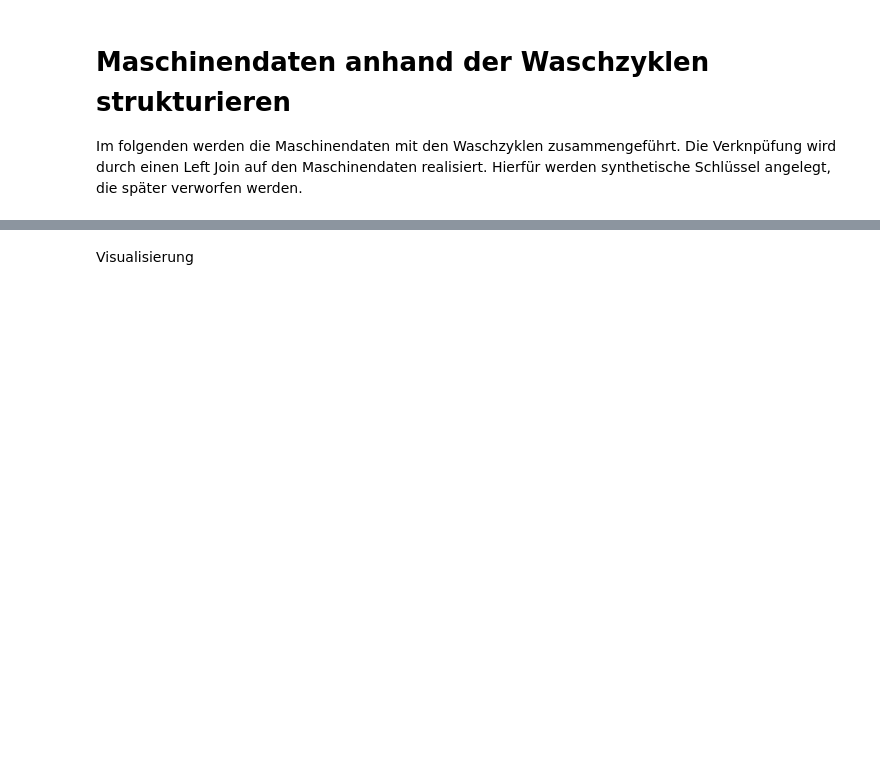
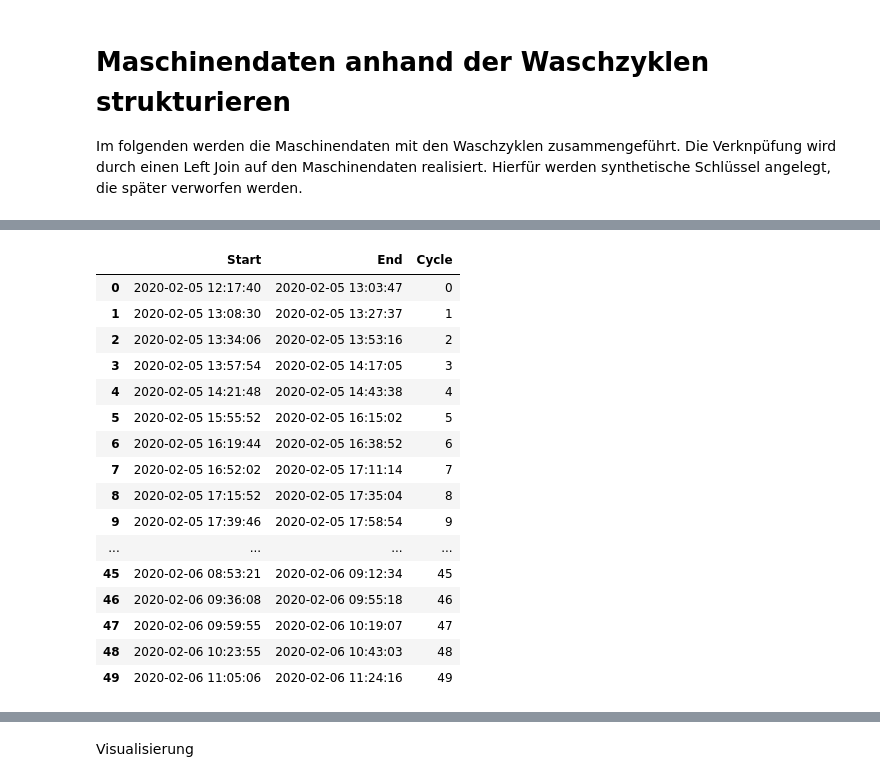
Before and after one commit to svenpete/Adressbuch, a Jupyter notebook: BvL.ipynb, the cells around one changed output, grey strips where cells are left out. Drawn from its saved outputs; the diff is of its cells as text; code cells hidden in the pictures; blank space fills up the shorter version.

```diff
--- a/BvL.ipynb
+++ b/BvL.ipynb
@@ -511,0 +468,20 @@ df_sensordata.assign(cycle = lambda x: for valdf_sensordata[])
+# %%
+df_washcycles.head(50)
+# %% [output]
+|  | Start | End | Cycle |
+| 0 | 2020-02-05 12:17:40 | 2020-02-05 13:03:47 | 0 |
+| 1 | 2020-02-05 13:08:30 | 2020-02-05 13:27:37 | 1 |
+| 2 | 2020-02-05 13:34:06 | 2020-02-05 13:53:16 | 2 |
+| 3 | 2020-02-05 13:57:54 | 2020-02-05 14:17:05 | 3 |
+| 4 | 2020-02-05 14:21:48 | 2020-02-05 14:43:38 | 4 |
+| 5 | 2020-02-05 15:55:52 | 2020-02-05 16:15:02 | 5 |
+| 6 | 2020-02-05 16:19:44 | 2020-02-05 16:38:52 | 6 |
+| 7 | 2020-02-05 16:52:02 | 2020-02-05 17:11:14 | 7 |
+| 8 | 2020-02-05 17:15:52 | 2020-02-05 17:35:04 | 8 |
+| 9 | 2020-02-05 17:39:46 | 2020-02-05 17:58:54 | 9 |
+| ... | ... | ... | ... |
+| 45 | 2020-02-06 08:53:21 | 2020-02-06 09:12:34 | 45 |
+| 46 | 2020-02-06 09:36:08 | 2020-02-06 09:55:18 | 46 |
+| 47 | 2020-02-06 09:59:55 | 2020-02-06 10:19:07 | 47 |
+| 48 | 2020-02-06 10:23:55 | 2020-02-06 10:43:03 | 48 |
+| 49 | 2020-02-06 11:05:06 | 2020-02-06 11:24:16 | 49 |
```
Also changed, not shown: parts of 7 cells of this notebook.
